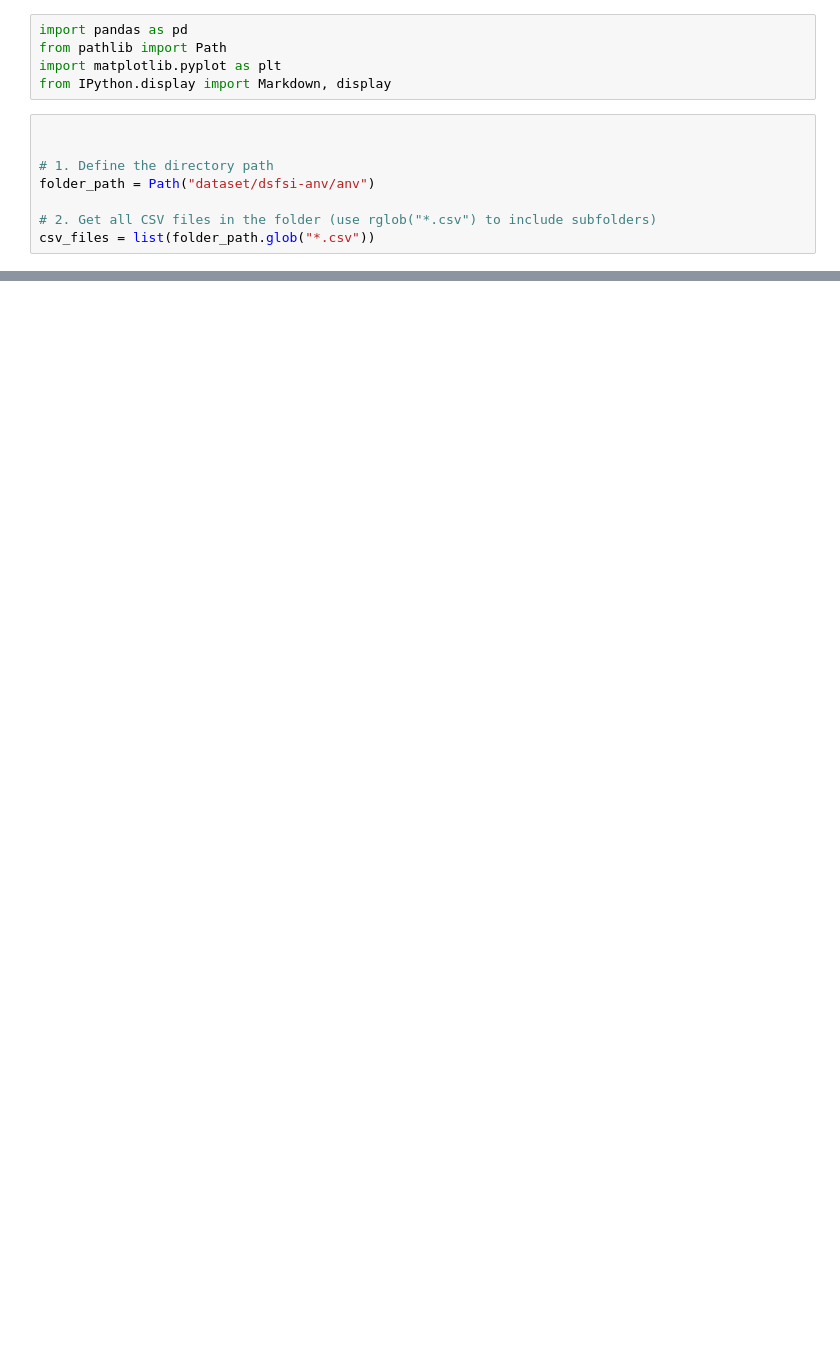
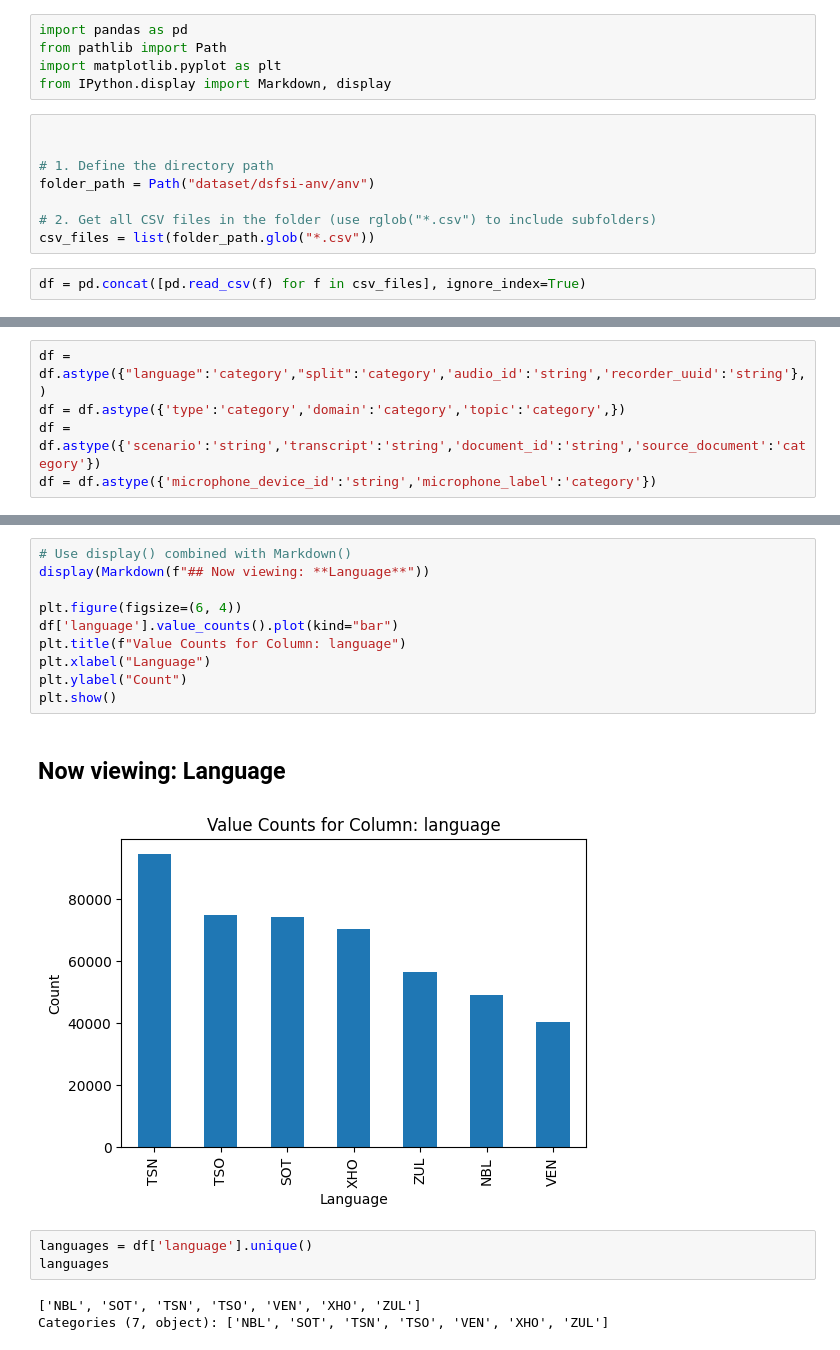
Before and after one commit to Khotso-Bore/MultilingualASR, a Jupyter notebook: za_next_voices_eda.ipynb, the cells around one changed output, grey strips where cells are left out. Saved outputs shown, nothing was run; the diff lists cells and outputs as text; blank space fills up the shorter version.

```diff
--- a/za_next_voices_eda.ipynb
+++ b/za_next_voices_eda.ipynb
@@ -11,3 +11,5 @@ folder_path = Path("dataset/dsfsi-anv/anv")
 
 # 2. Get all CSV files in the folder (use rglob("*.csv") to include subfolders)
 csv_files = list(folder_path.glob("*.csv"))
+# %%
+df = pd.concat([pd.read_csv(f) for f in csv_files], ignore_index=True)
@@ -13,0 +30,5 @@ csv_files = list(folder_path.glob("*.csv"))
+# %%
+df = df.astype({"language":'category',"split":'category','audio_id':'string','recorder_uuid':'string'},)
+df = df.astype({'type':'category','domain':'category','topic':'category',})
+df = df.astype({'scenario':'string','transcript':'string','document_id':'string','source_document':'category'})
+df = df.astype({'microphone_device_id':'string','microphone_label':'category'})
@@ -13,0 +72,19 @@ csv_files = list(folder_path.glob("*.csv"))
+# %%
+# Use display() combined with Markdown()
+display(Markdown(f"## Now viewing: **Language**"))
+
+plt.figure(figsize=(6, 4))
+df['language'].value_counts().plot(kind="bar")
+plt.title(f"Value Counts for Column: language")
+plt.xlabel("Language")
+plt.ylabel("Count")
+plt.show()
+# %% [output]
+## Now viewing: **Language**
+[figure, added]
+# %%
+languages = df['language'].unique()
+languages
+# %% [output]
+['NBL', 'SOT', 'TSN', 'TSO', 'VEN', 'XHO', 'ZUL']
+Categories (7, object): ['NBL', 'SOT', 'TSN', 'TSO', 'VEN', 'XHO', 'ZUL']
```
Also changed, not shown: parts of 10 cells of this notebook.
